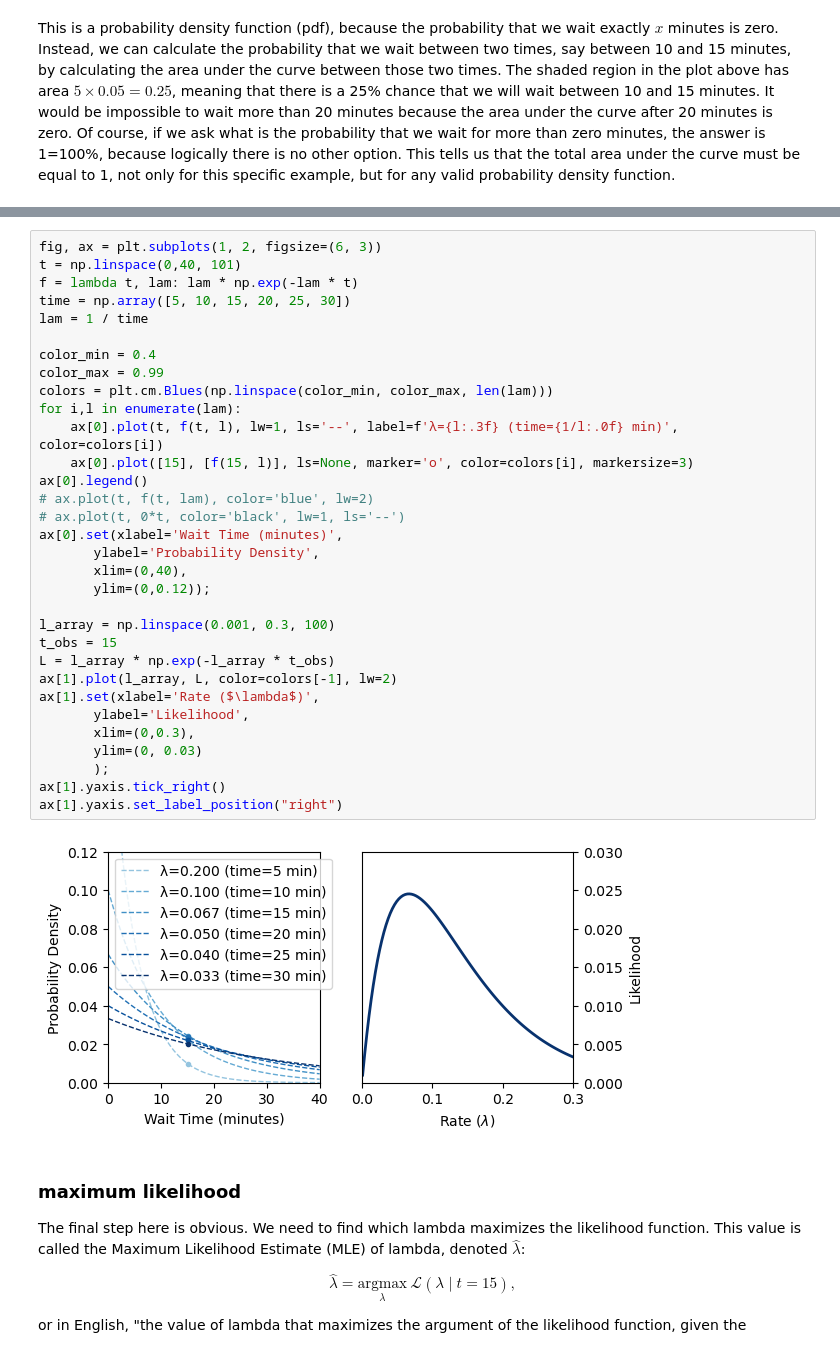
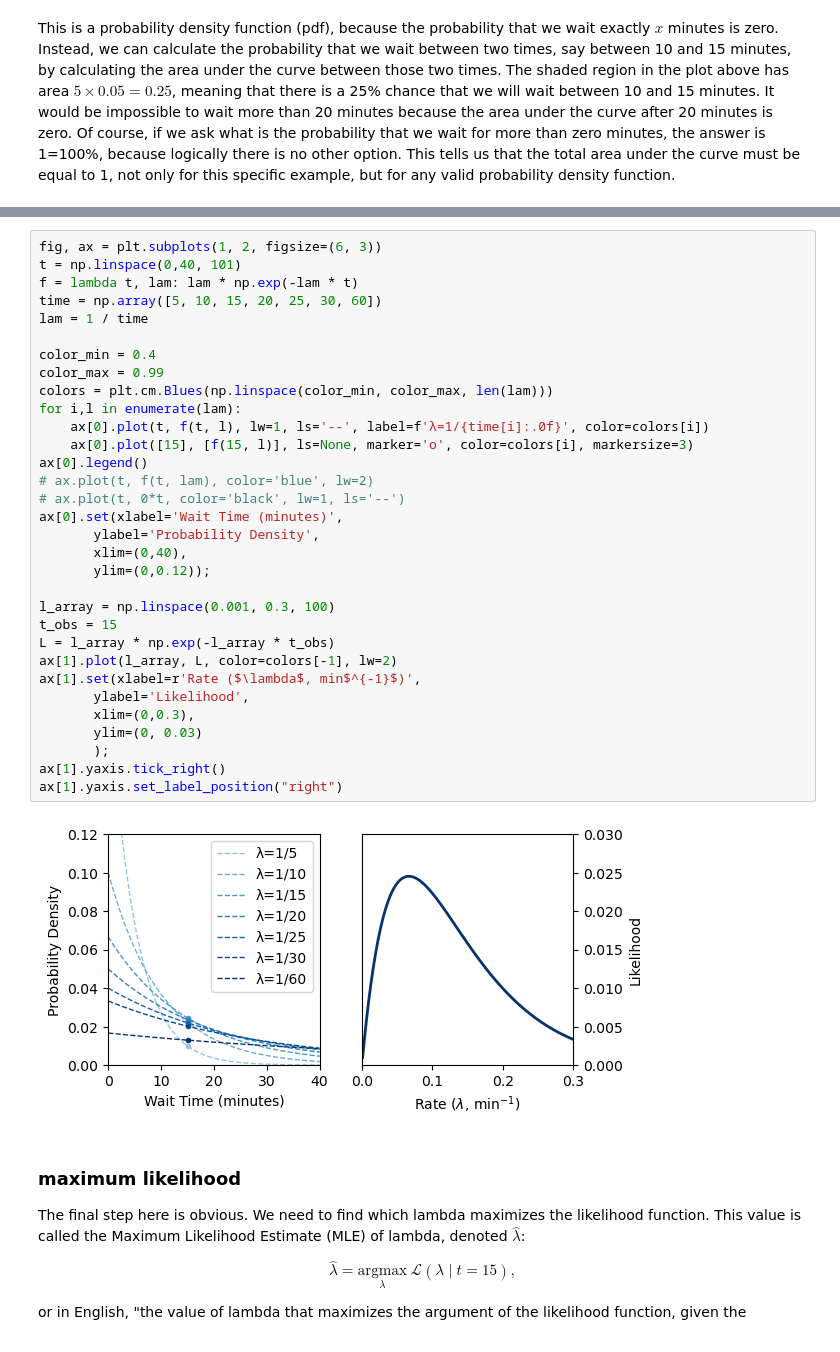
Before and after one commit to yairmau/statistics, a Jupyter notebook: foundations/probability_and_likelihood.ipynb, the cells around one changed output, grey strips where cells are left out. Drawn from its saved outputs; the diff is of its cells as text.

```diff
--- a/foundations/probability_and_likelihood.ipynb
+++ b/foundations/probability_and_likelihood.ipynb
@@ -243,37 +244,37 @@ On the right plot we see the likelihood function for the observed wait time of 1
 # %%
 fig, ax = plt.subplots(1, 2, figsize=(6, 3))
 t = np.linspace(0,40, 101)
 f = lambda t, lam: lam * np.exp(-lam * t)
-time = np.array([5, 10, 15, 20, 25, 30])
+time = np.array([5, 10, 15, 20, 25, 30, 60])
 lam = 1 / time
 
 color_min = 0.4
 color_max = 0.99
 colors = plt.cm.Blues(np.linspace(color_min, color_max, len(lam)))
 for i,l in enumerate(lam):
-    ax[0].plot(t, f(t, l), lw=1, ls='--', label=f'λ={l:.3f} (time={1/l:.0f} min)', color=colors[i])
+    ax[0].plot(t, f(t, l), lw=1, ls='--', label=f'λ=1/{time[i]:.0f}', color=colors[i])
     ax[0].plot([15], [f(15, l)], ls=None, marker='o', color=colors[i], markersize=3)
 ax[0].legend()
 # ax.plot(t, f(t, lam), color='blue', lw=2)
 # ax.plot(t, 0*t, color='black', lw=1, ls='--')
 ax[0].set(xlabel='Wait Time (minutes)',
        ylabel='Probability Density',
        xlim=(0,40),
        ylim=(0,0.12));
 
 l_array = np.linspace(0.001, 0.3, 100)
 t_obs = 15
 L = l_array * np.exp(-l_array * t_obs)
 ax[1].plot(l_array, L, color=colors[-1], lw=2)
-ax[1].set(xlabel='Rate ($\lambda$)',
+ax[1].set(xlabel=r'Rate ($\lambda$, min$^{-1}$)',
        ylabel='Likelihood',
        xlim=(0,0.3),
        ylim=(0, 0.03)
        );
 ax[1].yaxis.tick_right()
 ax[1].yaxis.set_label_position("right")
 # %% [output]
-[figure, old version]
+[figure, new version]
 # %% [markdown]
 ### maximum likelihood
 
```
Also changed, not shown: parts of 4 cells of this notebook, 5 other files.
